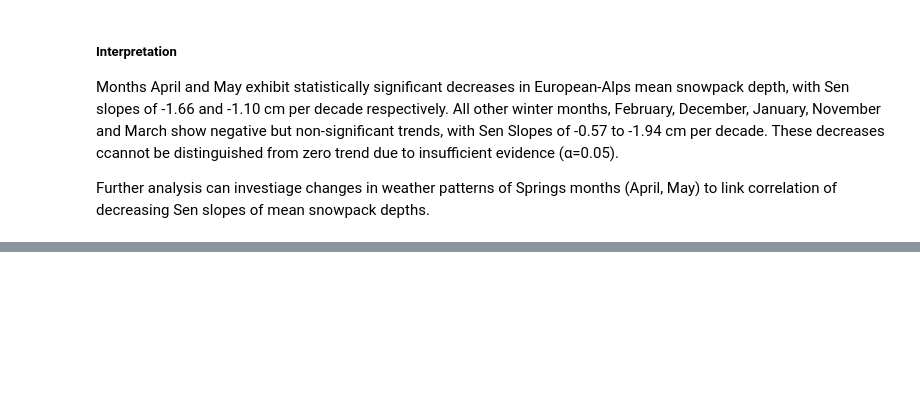
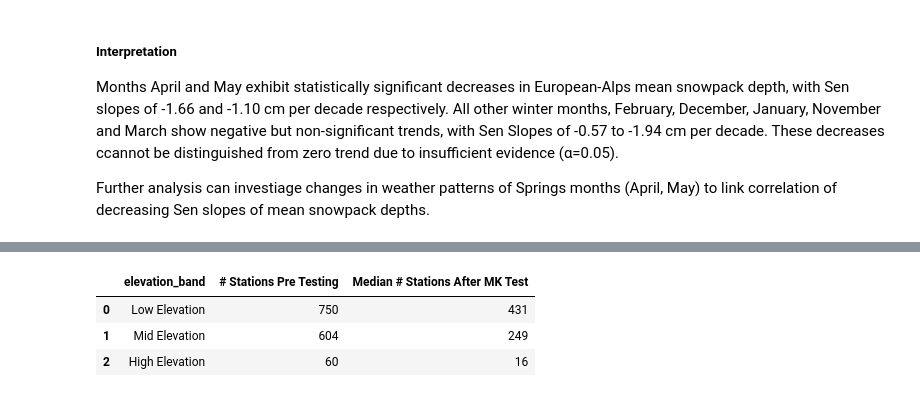
Before and after one commit to Mitch-P-Analyst/Europe_Snowpack_Depths, a Jupyter notebook: Notebooks/04_Visualisations.ipynb, the cells around one changed output, grey strips where cells are left out. Cells and saved outputs as stored; diff of their text form; code cells hidden in the pictures; blank space fills up the shorter version.

```diff
--- a/Notebooks/04_Visualisations.ipynb
+++ b/Notebooks/04_Visualisations.ipynb
@@ -203,3 +214,40 @@ The black dot ontop of heat squares dictates if the aggreated country-month aver
+# %%
+# How many stations were removed from Data during the cleaning process in MK Testing?
+#---------#
+
+# How many distinct stations originally in each elevation band prior to MK Test?
+snow_recordings = pd.read_csv(REPO_ROOT/'data/cleaned/snow_recordings.csv')
+stations_per_band = (
+    snow_recordings
+    .dropna(subset=['station_id'])
+    .groupby('elevation_band')['station_id']
+    .nunique()                                  # distinct stations
+    .rename('n_stations')
+    .sort_values(ascending=False)
+)
+
+# The median number of stations from Elevation Band-Month series in each elevation band after cleaning during MK Test?
+stations_per_band_MK = (avg_elevation_month[['elevation_band','median_stations_per_year']]
+    .groupby('elevation_band')
+    .median('median_stations_per_year')
+
+)
+
+# View comparison Pre-MK and Post-MK Testing
+Elevation_band_stations = pd.merge(stations_per_band,stations_per_band_MK,how='inner',on='elevation_band')
+
+Elevation_band_stations = (Elevation_band_stations.reset_index()
+                        .rename(columns={
+                                'median_stations_per_year':'Median # Stations After MK Test',
+                                'n_stations':'# Stations Pre Testing'}))
+Elevation_band_stations['Median # Stations After MK Test'] = Elevation_band_stations['Median # Stations After MK Test'].astype(int)
+
+Elevation_band_stations
+# %% [output]
+|  | elevation_band | # Stations Pre Testing | Median # Stations After MK Test |
+| 0 | Low Elevation | 750 | 431 |
+| 1 | Mid Elevation | 604 | 249 |
+| 2 | High Elevation | 60 | 16 |
 # %%
 from Scripts.figures import elevation_band_heat
 elevation_fig = elevation_band_heat(avg_elevation_month)
```
Also changed, not shown: parts of 5 cells of this notebook, 10 other files.
